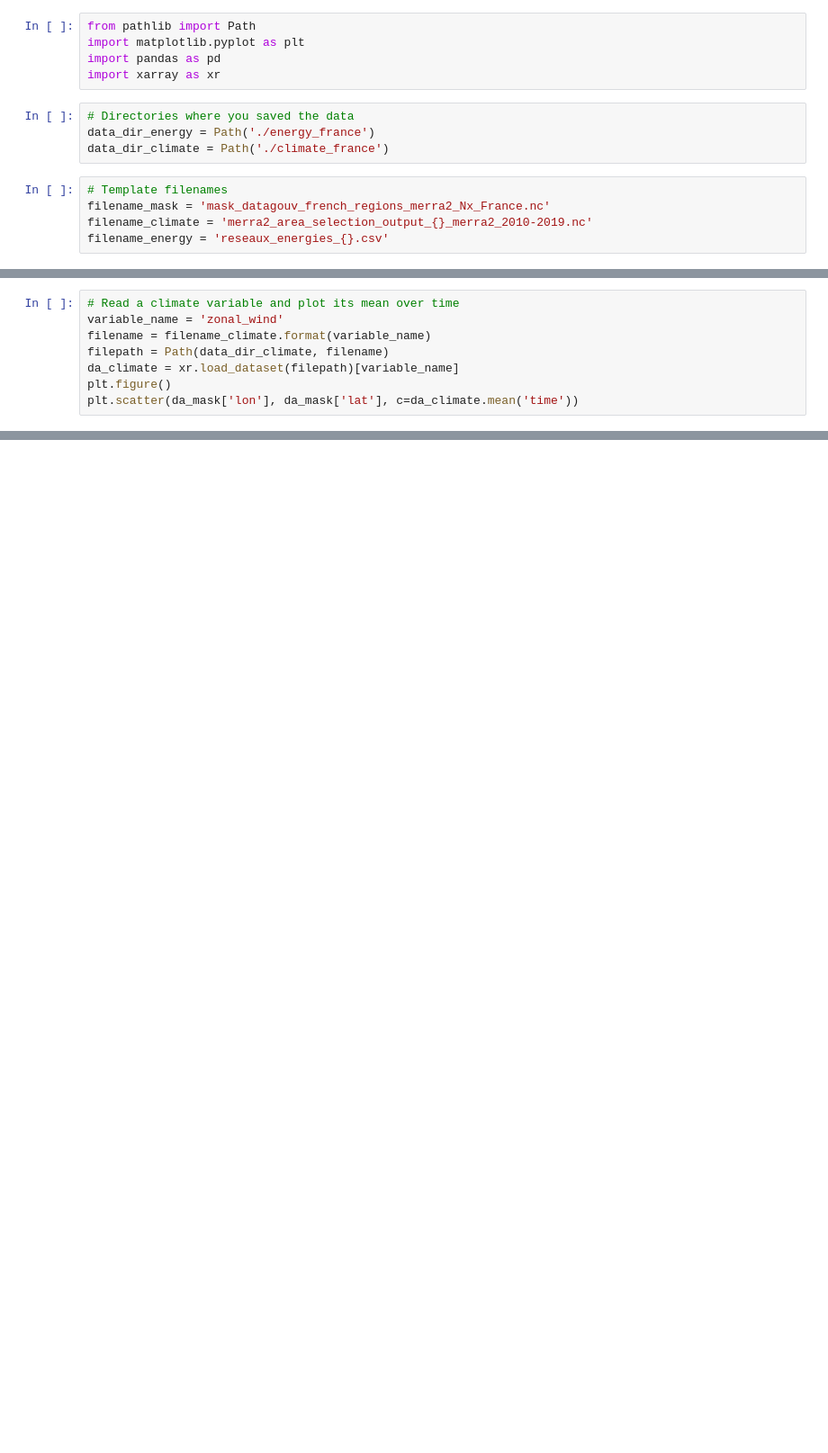
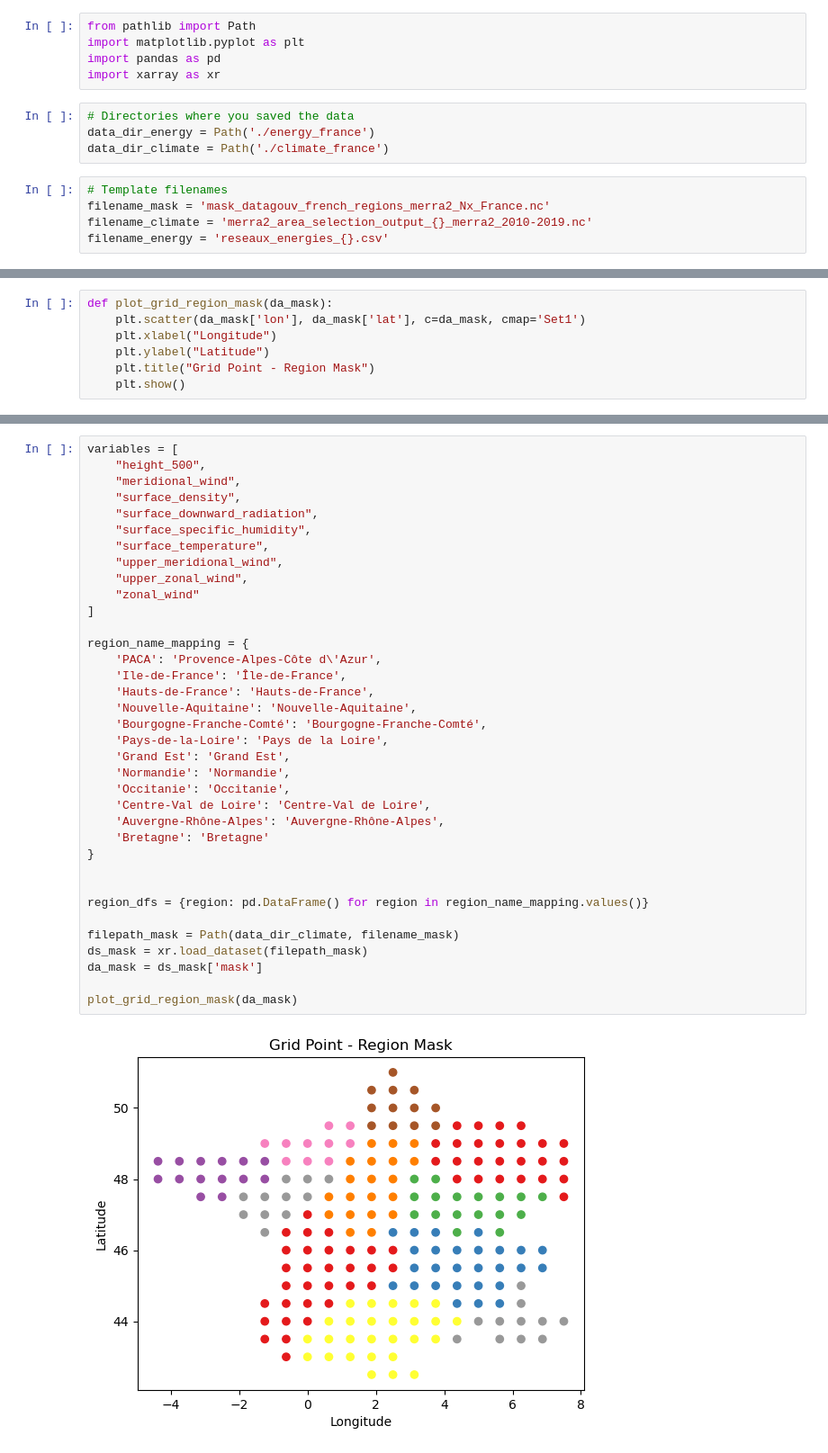
Before and after one commit to SukerZh/MACHINE-LEARNING-FOR-ENERGY-AND-CLIMATE, a Jupyter notebook: project.ipynb, the cells around one changed output, grey strips where cells are left out. Shown at 90% size. Saved outputs shown, nothing was run; the diff lists cells and outputs as text; blank space fills up the shorter version.

```diff
--- a/project.ipynb
+++ b/project.ipynb
@@ -70,8 +16,0 @@ plt.scatter(da_mask['lon'], da_mask['lat'], c=da_mask, cmap='Set1')
-# %%
-# Read a climate variable and plot its mean over time
-variable_name = 'zonal_wind'
-filename = filename_climate.format(variable_name)
-filepath = Path(data_dir_climate, filename)
-da_climate = xr.load_dataset(filepath)[variable_name]
-plt.figure()
-plt.scatter(da_mask['lon'], da_mask['lat'], c=da_climate.mean('time'))
@@ -100,0 +17,7 @@ da_climate_reg.plot.line(x='time')
+# %%
+def plot_grid_region_mask(da_mask):
+    plt.scatter(da_mask['lon'], da_mask['lat'], c=da_mask, cmap='Set1')
+    plt.xlabel("Longitude")
+    plt.ylabel("Latitude")
+    plt.title("Grid Point - Region Mask")
+    plt.show()
@@ -100,0 +81,38 @@ da_climate_reg.plot.line(x='time')
+# %%
+variables = [
+    "height_500",
+    "meridional_wind",
+    "surface_density",
+    "surface_downward_radiation",
+    "surface_specific_humidity",
+    "surface_temperature",
+    "upper_meridional_wind",
+    "upper_zonal_wind",
+    "zonal_wind"
+]
+
+region_name_mapping = {
+    'PACA': 'Provence-Alpes-Côte d\'Azur',
+    'Ile-de-France': 'Île-de-France',
+    'Hauts-de-France': 'Hauts-de-France',
+    'Nouvelle-Aquitaine': 'Nouvelle-Aquitaine',
+    'Bourgogne-Franche-Comté': 'Bourgogne-Franche-Comté',
+    'Pays-de-la-Loire': 'Pays de la Loire',
+    'Grand Est': 'Grand Est',
+    'Normandie': 'Normandie',
+    'Occitanie': 'Occitanie',
+    'Centre-Val de Loire': 'Centre-Val de Loire',
+    'Auvergne-Rhône-Alpes': 'Auvergne-Rhône-Alpes',
+    'Bretagne': 'Bretagne'
+}
+
+
+region_dfs = {region: pd.DataFrame() for region in region_name_mapping.values()}
+
+filepath_mask = Path(data_dir_climate, filename_mask)
+ds_mask = xr.load_dataset(filepath_mask)
+da_mask = ds_mask['mask']
+
+plot_grid_region_mask(da_mask)
+# %% [output]
+[figure, added]
```
Also changed, not shown: parts of 30 cells of this notebook.
